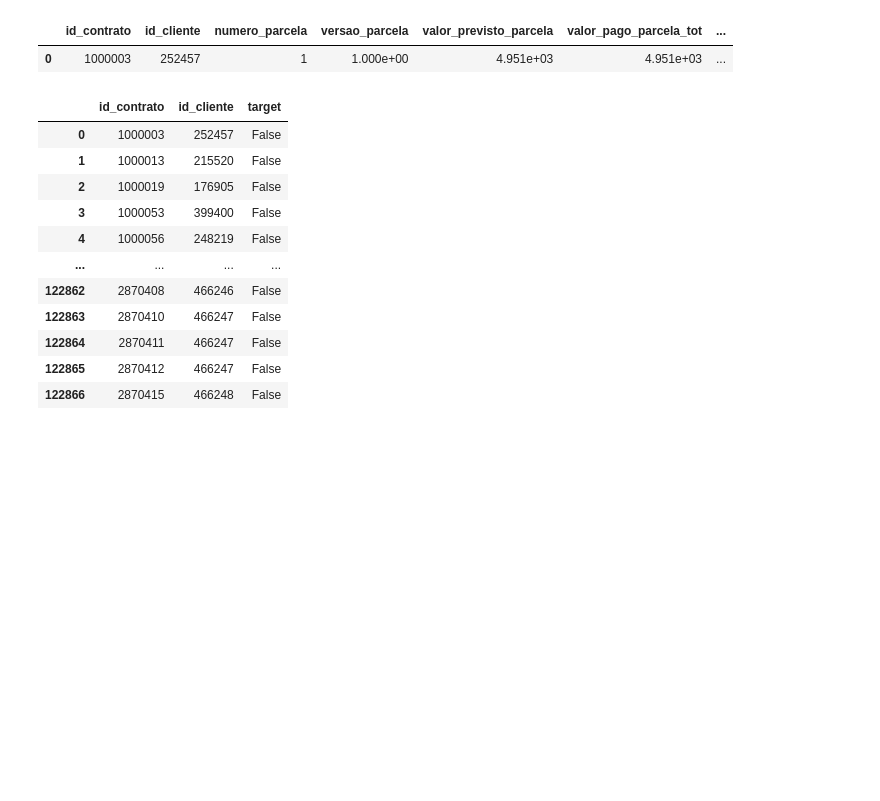
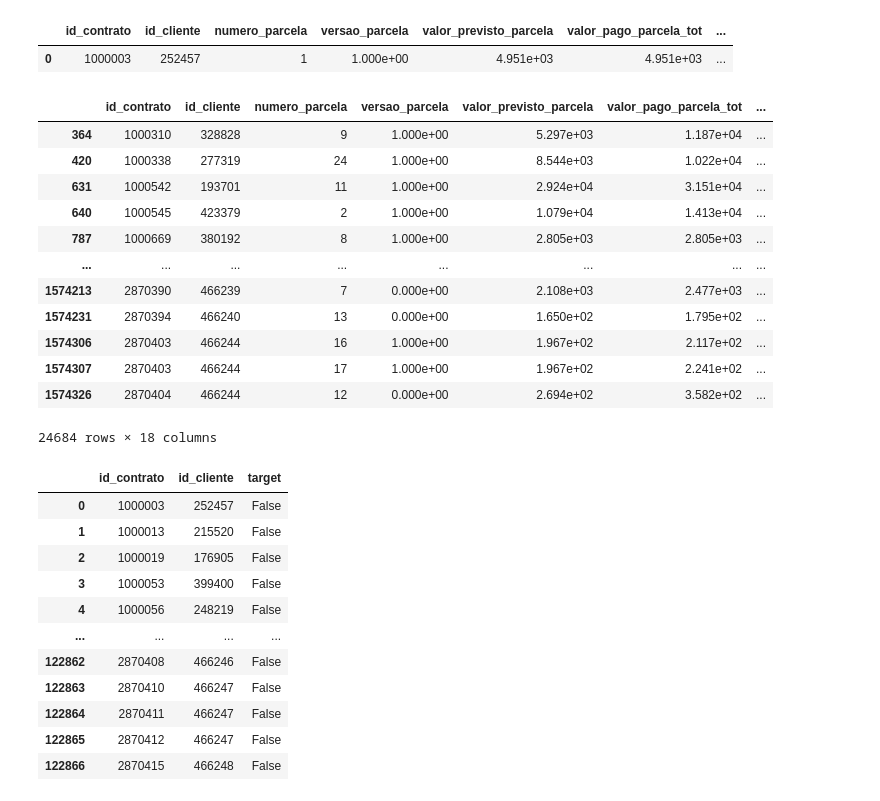
Before and after one commit to jopelmds/Case-credito-inadimplencia-wecogno, a Jupyter notebook: notebooks/1_dataprep.ipynb, the cells around one changed output. Saved outputs shown, nothing was run; the diff lists cells and outputs as text; code cells hidden in the pictures; blank space fills up the shorter version.

Commit message:
criando target + separacao do treino

```diff
--- a/notebooks/1_dataprep.ipynb
+++ b/notebooks/1_dataprep.ipynb
@@ -630,7 +690,30 @@ parc.head(1)
 |  | id_contrato | id_cliente | numero_parcela | versao_parcela | valor_previsto_parcela | valor_pago_parcela_tot | ... |
 | 0 | 1000003 | 252457 | 1 | 1.000e+00 | 4.951e+03 | 4.951e+03 | ... |
 # %%
-c1 = (parc.t1)&(parc.deficit>1) #se atrasou qualquer numero de dias E não pagou o valor total previsto
-c2 = parc.t30 #atrasou mais do que 30 dias - trocar para 90
-parc['target'] = (c1|c2)
-target_contrato = parc.groupby(['id_contrato', 'id_cliente'], as_index=False).agg(target=('target', 'max'))
+# Targets: OVER: 30, 60, 90
+
+
+cond_def = (((parc.deficit>0.5)&(parc.deficit<=5))|(parc.deficit>5))&(parc.t1)
+
+c_30 = parc.t30
+c_60 = parc.t60
+c_90 = parc.t90
+
+parc['target_over30'] = (cond_def)&(c_30)
+parc['target_over60'] = (cond_def)&(c_60)
+parc['target_over90'] = (cond_def)&(c_90)
+parc[parc.dias_atraso_max>=30]
+# %% [output]
+|  | id_contrato | id_cliente | numero_parcela | versao_parcela | valor_previsto_parcela | valor_pago_parcela_tot | ... |
+| 364 | 1000310 | 328828 | 9 | 1.000e+00 | 5.297e+03 | 1.187e+04 | ... |
+| 420 | 1000338 | 277319 | 24 | 1.000e+00 | 8.544e+03 | 1.022e+04 | ... |
+| 631 | 1000542 | 193701 | 11 | 1.000e+00 | 2.924e+04 | 3.151e+04 | ... |
+| 640 | 1000545 | 423379 | 2 | 1.000e+00 | 1.079e+04 | 1.413e+04 | ... |
+| 787 | 1000669 | 380192 | 8 | 1.000e+00 | 2.805e+03 | 2.805e+03 | ... |
+| ... | ... | ... | ... | ... | ... | ... | ... |
+| 1574213 | 2870390 | 466239 | 7 | 0.000e+00 | 2.108e+03 | 2.477e+03 | ... |
+| 1574231 | 2870394 | 466240 | 13 | 0.000e+00 | 1.650e+02 | 1.795e+02 | ... |
+| 1574306 | 2870403 | 466244 | 16 | 1.000e+00 | 1.967e+02 | 2.117e+02 | ... |
+| 1574307 | 2870403 | 466244 | 17 | 1.000e+00 | 1.967e+02 | 2.241e+02 | ... |
+| 1574326 | 2870404 | 466244 | 12 | 0.000e+00 | 2.694e+02 | 3.582e+02 | ... |
+24684 rows × 18 columns
```
Also changed, not shown: parts of 47 cells of this notebook, 1 other file.
